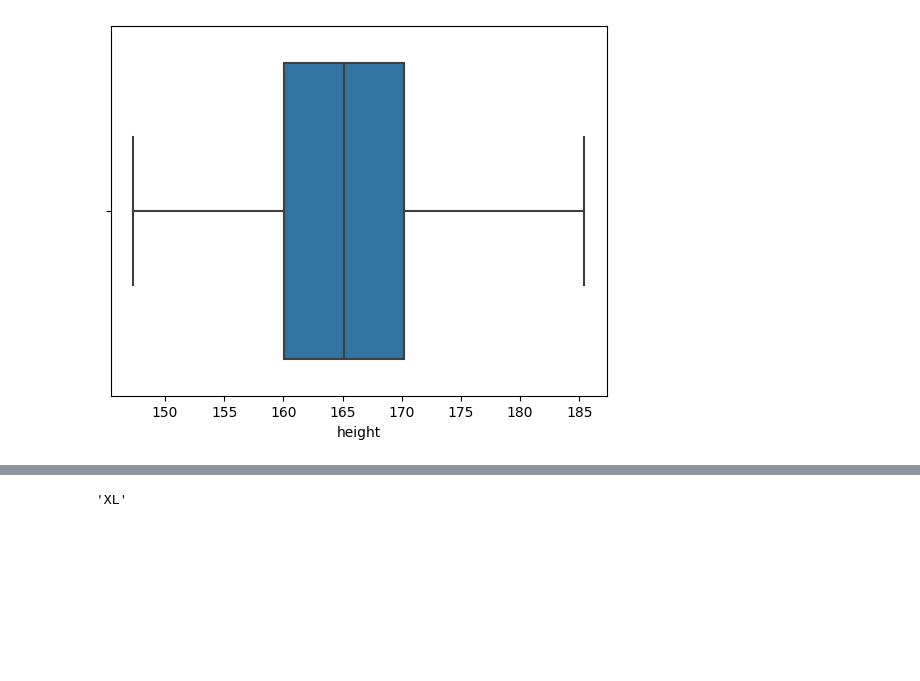
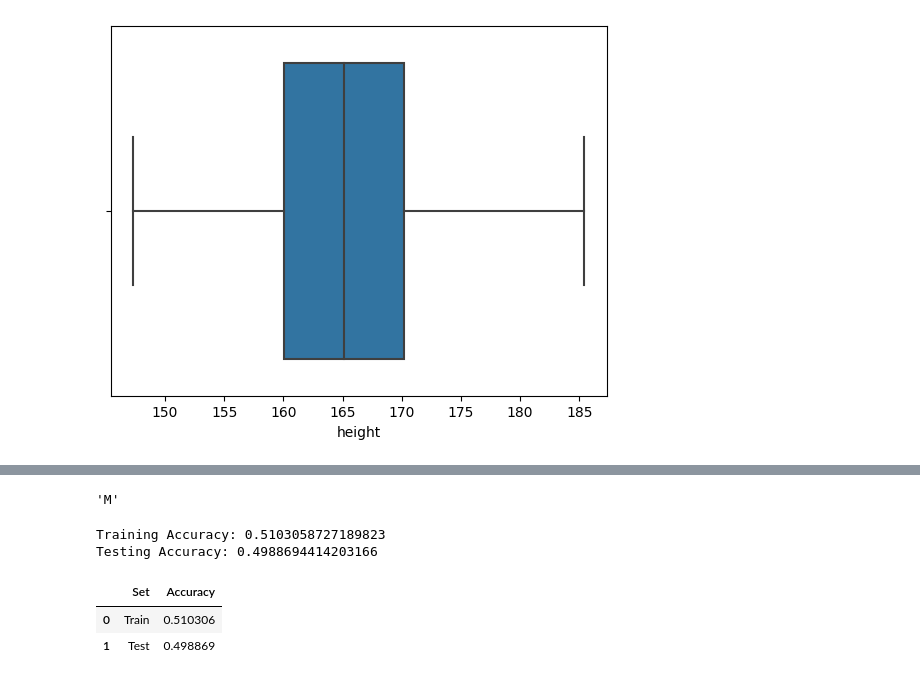
Before and after one commit to vanhuytran2610/BE-Fashion-PredictSize, a Jupyter notebook: predict-size.ipynb, the cells around one changed output, grey strips where cells are left out. Cells and saved outputs as stored; diff of their text form; code cells hidden in the pictures; blank space fills up the shorter version.

```diff
--- a/predict-size.ipynb
+++ b/predict-size.ipynb
@@ -179,14 +187,17 @@ size = ["XXS","S","M","L","XL","XXL","XXXL"]
 X = []
 y = []
 for i in data_raw:
-    X.append(i[0:3])
-    y.append(size.index(i[3]))
+    X.append(i[0:2])
+    y.append(size.index(i[2]))
 # %%
 X_train, X_test, y_train, y_test = train_test_split(X, y, test_size=0.1)
 # %%
 model = DecisionTreeClassifier()
-model.fit(X_train, y_train)
+history = model.fit(X_train, y_train)
 y_pred = model.predict(X)
+# %%
+y_pred_train = model.predict(X_train)
+y_pred_test = model.predict(X_test)
 # %%
 accuracy_score(y, y_pred)
 # %% [output]
@@ -194,7 +205,26 @@ accuracy_score(y, y_pred)
 # %%
-test = size[model.predict([[80,28,190]])[0]]
+test = size[model.predict([[60,170]])[0]]
 test
 # %% [output]
-'XL'
+'M'
 # %%
 pickle.dump(model, open('model.pkl', 'wb'))
+# %%
+accuracy_train = accuracy_score(y_train, y_pred_train)
+accuracy_test = accuracy_score(y_test, y_pred_test)
+
+print("Training Accuracy:", accuracy_train)
+print("Testing Accuracy:", accuracy_test)
+# %% [output]
+Training Accuracy: 0.5103058727189823
+Testing Accuracy: 0.4988694414203166
+# %%
+accuracy_df = pd.DataFrame({'Set': ['Train', 'Test'],
+                            'Accuracy': [accuracy_train, accuracy_test]})
+
+
+accuracy_df
+# %% [output]
+|  | Set | Accuracy |
+| 0 | Train | 0.510306 |
+| 1 | Test | 0.498869 |
```
Also changed, not shown: parts of 16 cells of this notebook, 3 other files.
